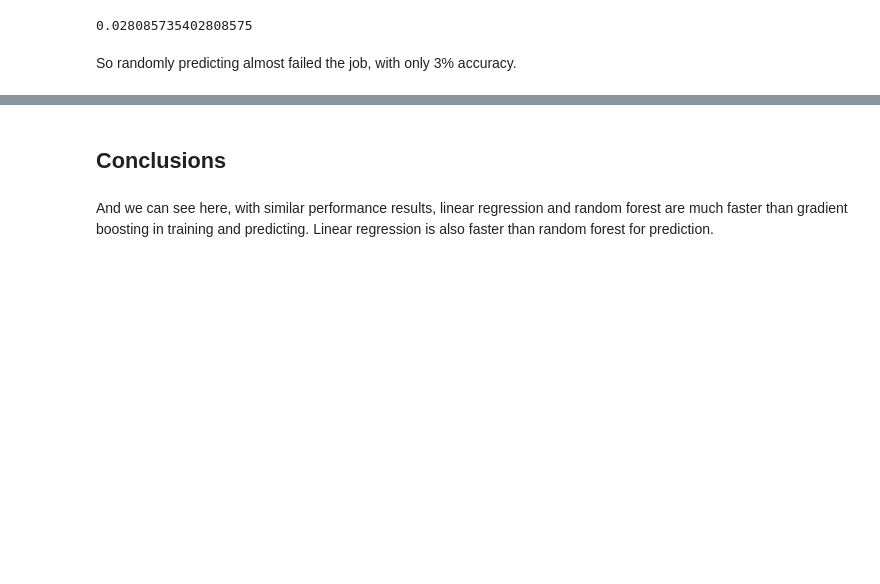
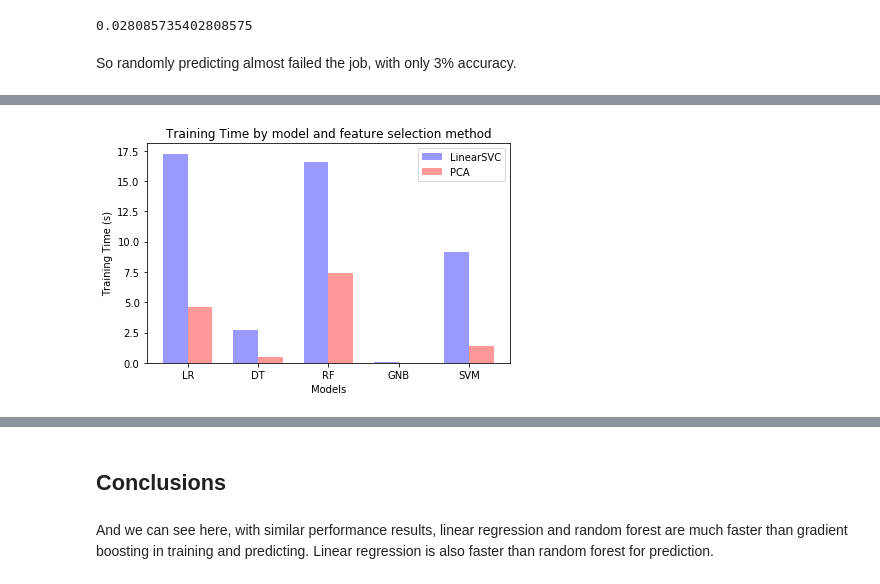
Before and after one commit to tinahbu/Gait-Cycle-Segmentation, a Jupyter notebook: Human Activity Prediction.ipynb, the cells around one changed output, grey strips where cells are left out. Saved outputs shown, nothing was run; the diff lists cells and outputs as text; code cells hidden in the pictures; blank space fills up the shorter version.

```diff
--- a/Human Activity Prediction.ipynb
+++ b/Human Activity Prediction.ipynb
@@ -592,0 +580,30 @@ plt.xticks(index, model)
+# %%
+# Plot the training time for each classifier
+fig, ax = plt.subplots()
+
+index = np.arange(len(model))
+bar_width = 0.35
+opacity = 0.4
+error_config = {'ecolor': '0.3'}
+
+rects1 = plt.bar(index, train_time, bar_width,
+                 alpha=opacity,
+                 color='b',
+                 error_kw=error_config,
+                 label='LinearSVC')
+
+rects2 = plt.bar(index + bar_width, pca_train_time, bar_width,
+                 alpha=opacity,
+                 color='r',
+                 error_kw=error_config,
+                 label='PCA')
+
+plt.xlabel('Models')
+plt.ylabel('Training Time (s)')
+plt.title('Training Time by model and feature selection method')
+plt.xticks(index + bar_width / 2, ('LR', 'DT', 'RF', 'GNB', 'SVM'))
+plt.legend()
+
+plt.tight_layout()
+# %% [output]
+[figure, added]
```
Also changed, not shown: parts of 54 cells of this notebook.
